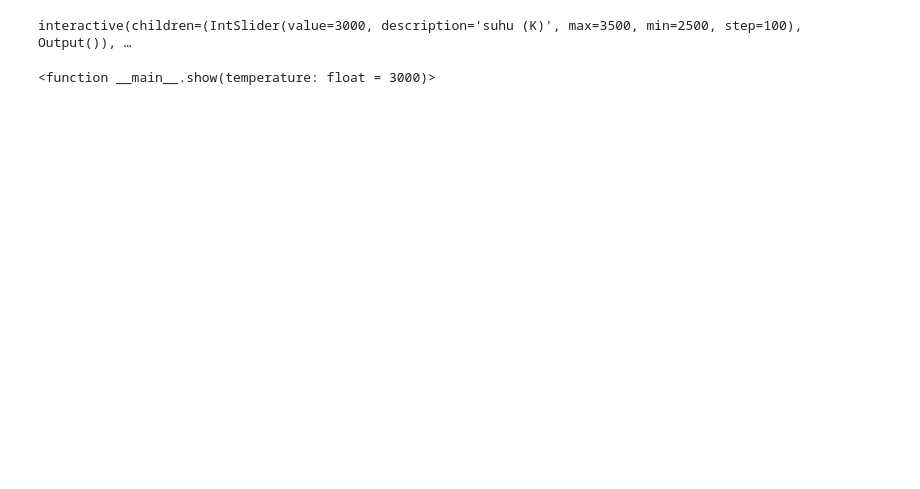
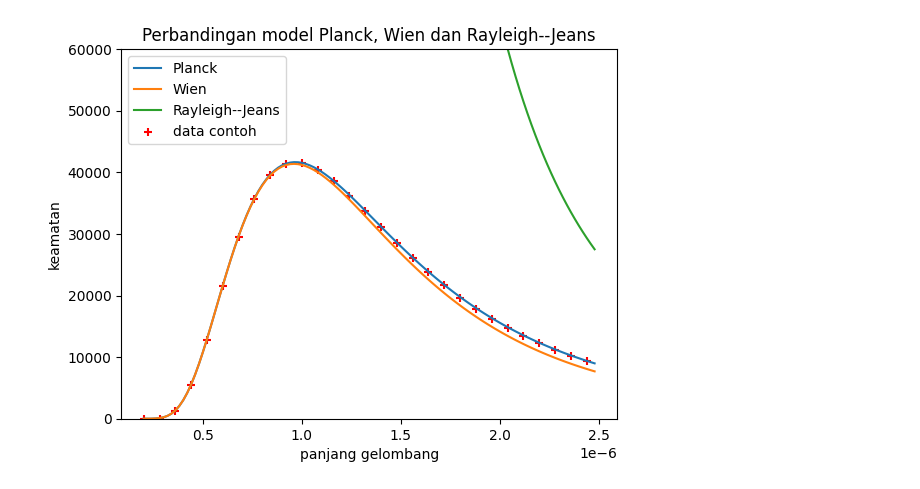
Before and after one commit to Thaza-Kun/mekanik-kuantum, a Jupyter notebook: notebooks/sinaran-jasad-hitam.ipynb, the cells around one changed output. Cells and saved outputs as stored; diff of their text form; code cells hidden in the pictures; blank space fills up the shorter version.

```diff
--- a/notebooks/sinaran-jasad-hitam.ipynb
+++ b/notebooks/sinaran-jasad-hitam.ipynb
@@ -4,7 +4,8 @@ import seaborn as sns
 import pandas as pd
 import matplotlib.pyplot as plt
 
-from ipywidgets import widgets, interact
+min_wavelength: float = 0.000_000_2
+max_wavelength: float = 0.000_002_5
 # %%
 def Planck(wavelength: np.ndarray, temperature: float, h: float = 6.62e-34, boltzmann: float = 1.38e-23, speed_of_light: float = 3e8) -> np.ndarray:
     wavelength_five: np.ndarray = wavelength**5
@@ -23,31 +24,25 @@ def RayleighJeans(wavelength: np.ndarray, temperature: float, h: float=6.62e-34,
     numerator: float = boltzmann*temperature
     return 8*np.pi * numerator / wavelength_four
 # %%
-wavelength: np.ndarray = np.arange(0.000_000_2, 0.000_003_5, step=0.2e-7)
+wavelength: np.ndarray = np.arange(min_wavelength, max_wavelength, step=0.2e-7)
 temperature: float = 3_000
 
-slider = widgets.IntSlider(value=3_000, min=2_500, max=3_500, step=100, readout=True, description = 'suhu (K)')
+plt.plot(wavelength, Planck(wavelength, temperature), label='Planck')
+plt.plot(wavelength, Wien(wavelength, temperature), label='Wien')
+plt.plot(wavelength, RayleighJeans(wavelength, temperature), label='Rayleigh--Jeans')
 
-def show(temperature: float = 3_000):
-  plt.plot(wavelength, Planck(wavelength, temperature), label='Planck')
-  plt.plot(wavelength, Wien(wavelength, temperature), label='Wien')
-  plt.plot(wavelength, RayleighJeans(wavelength, temperature), label='Rayleigh--Jeans')
+wavelength_random: np.ndarray = np.arange(min_wavelength, max_wavelength, step=0.8e-7)
 
+x_rand = Planck(wavelength_random, temperature) + np.random.default_rng(200).integers(low=-100, high=100)
 
-  wavelength_random: np.ndarray = np.arange(0.000_000_2, 0.000_003_5, step=0.8e-7)
+plt.scatter(wavelength_random, x_rand, label='data contoh', marker='+', color='red')
 
-  x_rand = Planck(wavelength_random, temperature) + np.random.default_rng(200).integers(low=-100, high=100)
+plt.ylim(0, 60_000)
 
-#   plt.scatter(wavelength_random, x_rand, label='data contoh', marker='+', color='red')
-
-  plt.ylim(0, 60_000)
-
-  plt.title('Perbandingan model Planck, Wien dan Rayleigh--Jeans')
-  plt.xlabel('panjang gelombang')
-  plt.ylabel('keamatan')
-  plt.legend()
-
-interact(show, temperature=slider)
+plt.title('Perbandingan model Planck, Wien dan Rayleigh--Jeans')
+plt.xlabel('panjang gelombang')
+plt.ylabel('keamatan')
+plt.legend()
+plt.show()
 # %% [output]
-interactive(children=(IntSlider(value=3000, description='suhu (K)', max=3500, min=2500, step=100), Output()), …
-<function __main__.show(temperature: float = 3000)>
+[figure, added]
```
Also changed, not shown: parts of 2 cells of this notebook, 5 other files.
